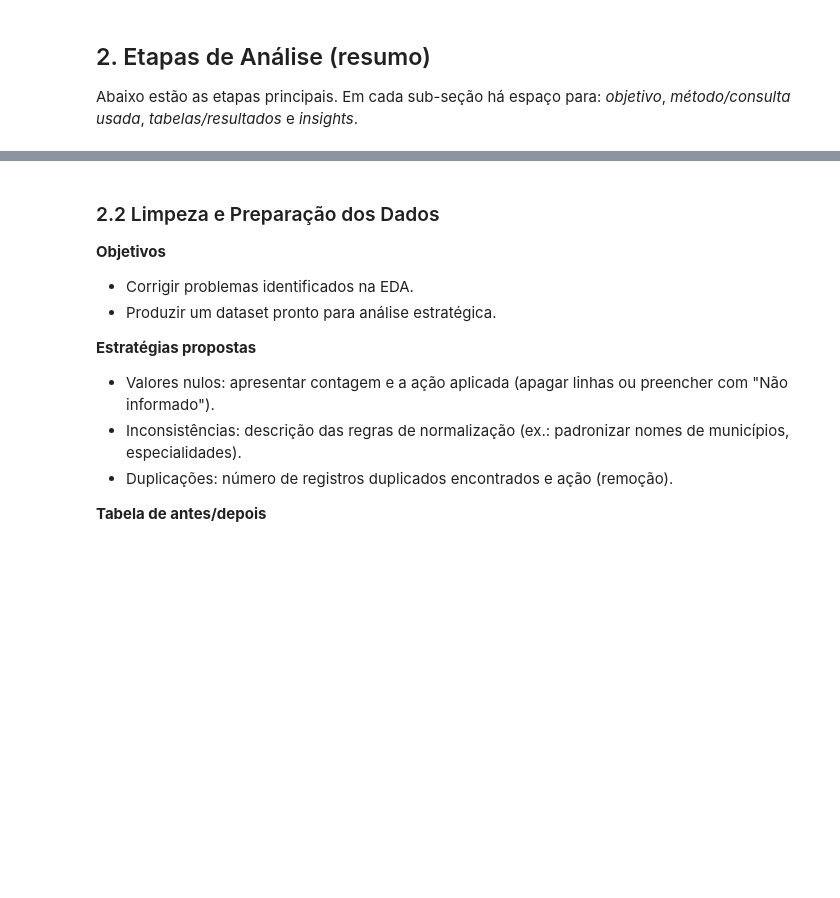
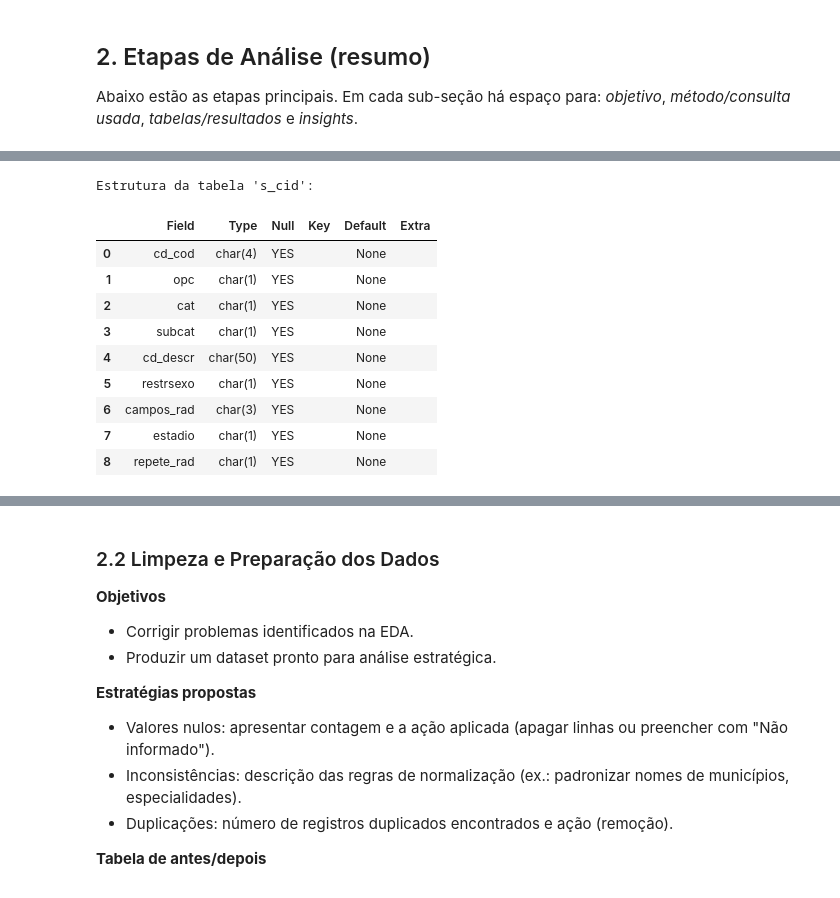
Before and after one commit to piril4mp0/python-pandas-datasus, a Jupyter notebook: notebook.ipynb, the cells around one changed output, grey strips where cells are left out. Cells and saved outputs as stored; diff of their text form; code cells hidden in the pictures; blank space fills up the shorter version.

```diff
--- a/notebook.ipynb
+++ b/notebook.ipynb
@@ -61,0 +94,36 @@ Abaixo estão as etapas principais. Em cada sub-seção há espaço para: *objet
+# %%
+import matplotlib.pyplot as plt
+import seaborn as sns
+import pandas as pd
+import mysql.connector
+
+# Conexão com o banco de dados
+connection = mysql.connector.connect(
+    host='192.168.196.63',
+    user='root',
+    password='ABC!abc123',
+    database='projeto1'
+)
+
+QUERY = """
+DESCRIBE s_cid;
+
+"""
+cursor = connection.cursor(dictionary=True)
+cursor.execute(QUERY)
+data = cursor.fetchall()
+df = pd.DataFrame(data)
+print("Estrutura da tabela 's_cid':")
+display(df)
+# %% [output]
+Estrutura da tabela 's_cid':
+|  | Field | Type | Null | Key | Default | Extra |
+| 0 | cd_cod | char(4) | YES |  | None |  |
+| 1 | opc | char(1) | YES |  | None |  |
+| 2 | cat | char(1) | YES |  | None |  |
+| 3 | subcat | char(1) | YES |  | None |  |
+| 4 | cd_descr | char(50) | YES |  | None |  |
+| 5 | restrsexo | char(1) | YES |  | None |  |
+| 6 | campos_rad | char(3) | YES |  | None |  |
+| 7 | estadio | char(1) | YES |  | None |  |
+| 8 | repete_rad | char(1) | YES |  | None |  |
```
Also changed, not shown: parts of 5 cells of this notebook.
